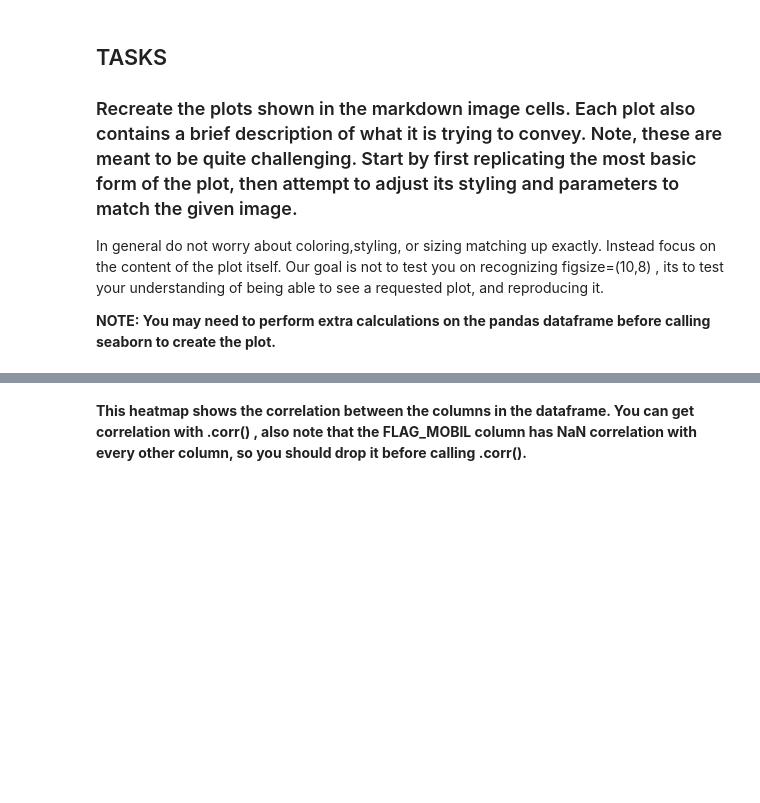
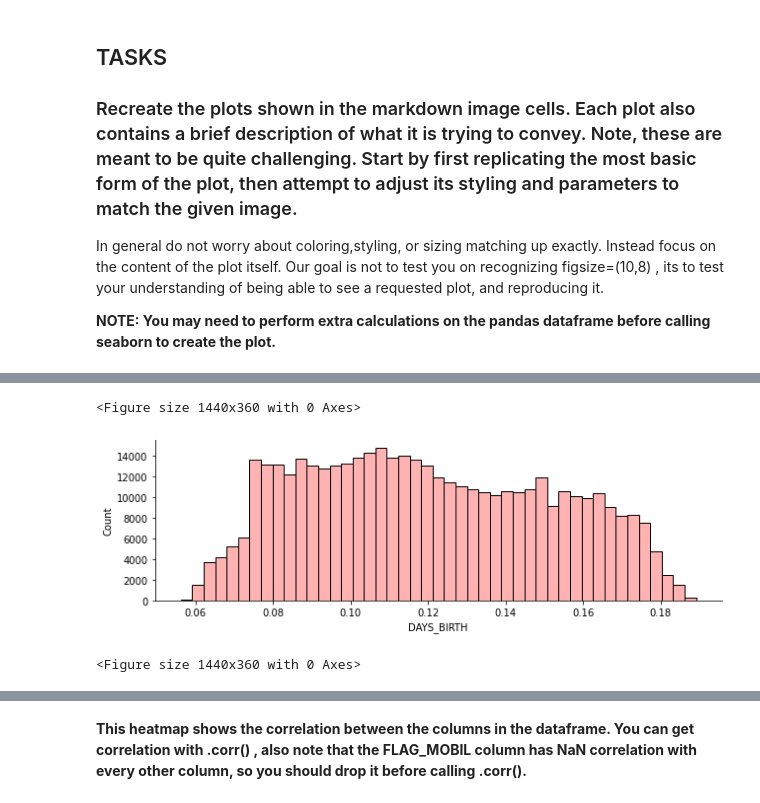
Before and after one commit to SargisHak0byan/Machine-Learning, a Jupyter notebook: Assignment_1/Assignment 1.4.ipynb, the cells around one changed output, grey strips where cells are left out. Saved outputs shown, nothing was run; the diff lists cells and outputs as text; code cells hidden in the pictures; blank space fills up the shorter version.

```diff
--- a/Assignment_1/Assignment 1.4.ipynb
+++ b/Assignment_1/Assignment 1.4.ipynb
@@ -185,6 +193,14 @@ In general do not worry about coloring,styling, or sizing matching up exactly. I
 **Note, you will need to figure out how to calculate "Age in Years" from one of the columns in the DF. Think carefully about this. Don't worry too much if you are unable to replicate the styling exactly.**
 # %%
 # CODE HERE TO RECREATE THE PLOT SHOWN ABOVE
+# %%
+df["DAYS_BIRTH"] = -df["DAYS_BIRTH"] / 365
+sns.displot(df["DAYS_BIRTH"], bins=45, color=(1, 0.6, 0.6),height=3, aspect=3)
+plt.figure(figsize=(20,5))
+# %% [output]
+<Figure size 1440x360 with 0 Axes>
+[figure, added]
+<Figure size 1440x360 with 0 Axes>
 # %% [markdown]
 -----
 ### TASK: Recreate the Categorical Plot shown below:
```
Also changed, not shown: parts of 3 cells of this notebook.
